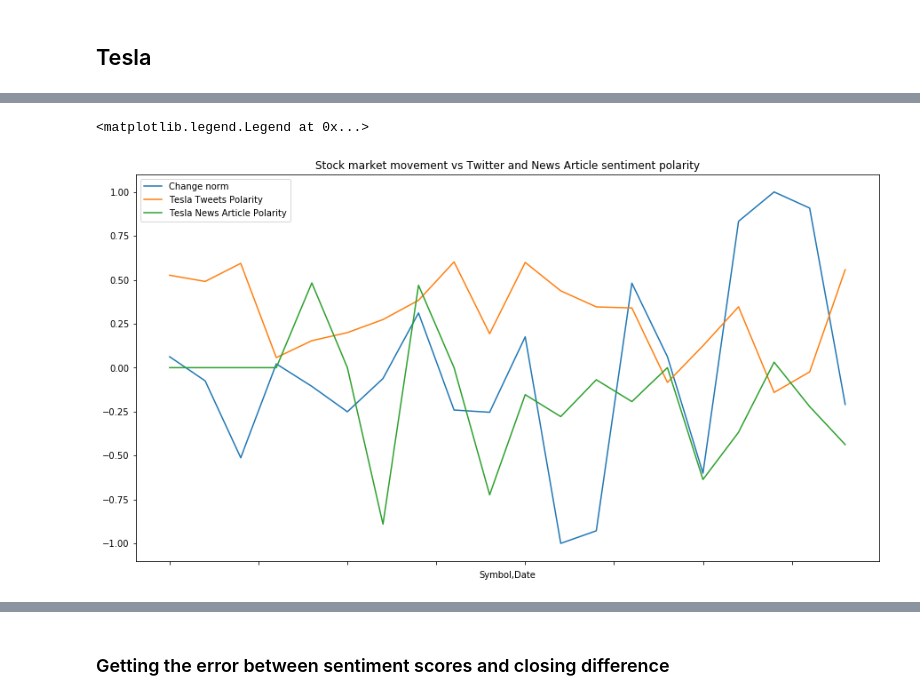
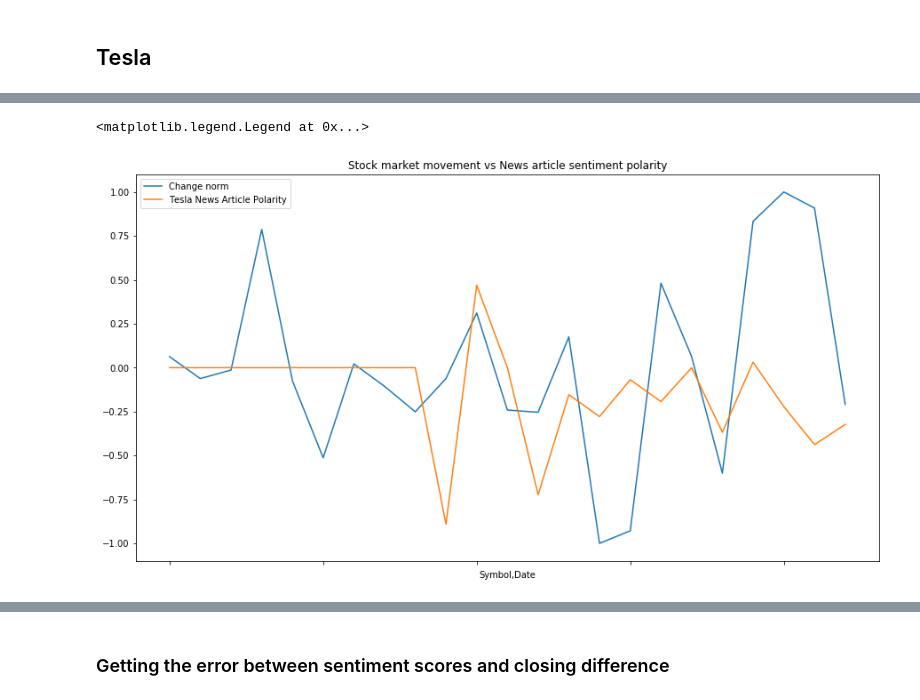
Before and after one commit to IlkoMihov/sentimental-analysis, a Jupyter notebook: stock-data.ipynb, the cells around one changed output, grey strips where cells are left out. Cells and saved outputs as stored; diff of their text form; code cells hidden in the pictures.

Commit message:
Updated data analysis

```diff
--- a/stock-data.ipynb
+++ b/stock-data.ipynb
@@ -62,8 +127,8 @@ twt.head()
 # %%
-news_tsla = pd.read_csv('datasets/tesla_news_data_average_scores.csv', names=['Date', 'Score'])
-news_aapl = pd.read_csv('datasets/apple_news_data_average_scores.csv', names=['Date', 'Score'])
-news_bp = pd.read_csv('datasets/bp_news_data_average_scores.csv', names=['Date', 'Score'])
-news_gs = pd.read_csv('datasets/goldman_news_data_average_scores.csv', names=['Date', 'Score'])
+news_tsla = format_news(pd.read_csv('datasets/tesla_news_data_average_scores.csv', names=['Date', 'News Score']))
+news_aapl = format_news(pd.read_csv('datasets/apple_news_data_average_scores.csv', names=['Date', 'News Score']))
+news_bp = format_news(pd.read_csv('datasets/bp_news_data_average_scores.csv', names=['Date', 'News Score']))
+news_gs = format_news(pd.read_csv('datasets/goldman_news_data_average_scores.csv', names=['Date', 'News Score']))
 # %% [markdown]
 ## Tesla
 # %%
@@ -121,4 +176,0 @@ tsla
-# %%
-tsla_twt = twt.iloc[1].values[1:][::-1]
-tsla_twt = remove_weekends(tsla_twt)
-len(tsla_twt)
@@ -153,0 +177,4 @@ remove_weekends(dates)
+# %%
+tsla = pd.merge(tsla, tsla_twt, left_index=True, right_index=True, how='left')
+tsla = pd.merge(tsla, news_tsla, left_index=True, right_index=True, how='left').fillna(0)
+tsla
@@ -154,3 +200,6 @@ remove_weekends(dates)
+# %%
+tsla['News Score'] = fill_zeros(tsla['News Score'])
+tsla['Twt Score'] = fill_zeros(tsla['Twt Score'])
 # %%
 ax = tsla['Change norm'].plot(x='Date', figsize=(15,8), title='Percentage Change in Tesla Stock Prices')
 # %% [output]
@@ -158,8 +217,7 @@ ax = tsla['Change norm'].plot(x='Date', figsize=(15,8), title='Percentage Change
 # %%
-ax = tsla['Change norm'].plot(x='Date', figsize=(15,8), title='Stock market movement vs Twitter and News Article sentiment polarity')
-ax.plot(tsla_twt, label='Tesla Tweets Polarity')
-ax.plot(news_tsla_p, label='Tesla News Article Polarity')
+ax = tsla['Change norm'].plot(x='Date', figsize=(15,8), title='Stock market movement vs News article sentiment polarity')
+ax.plot(tsla['News Score'].values, label='Tesla News Article Polarity')
 ax.legend()
 # %% [output]
 <matplotlib.legend.Legend at 0x...>
-[figure, old version]
+[figure, new version]
```
Also changed, not shown: parts of 55 cells of this notebook.
